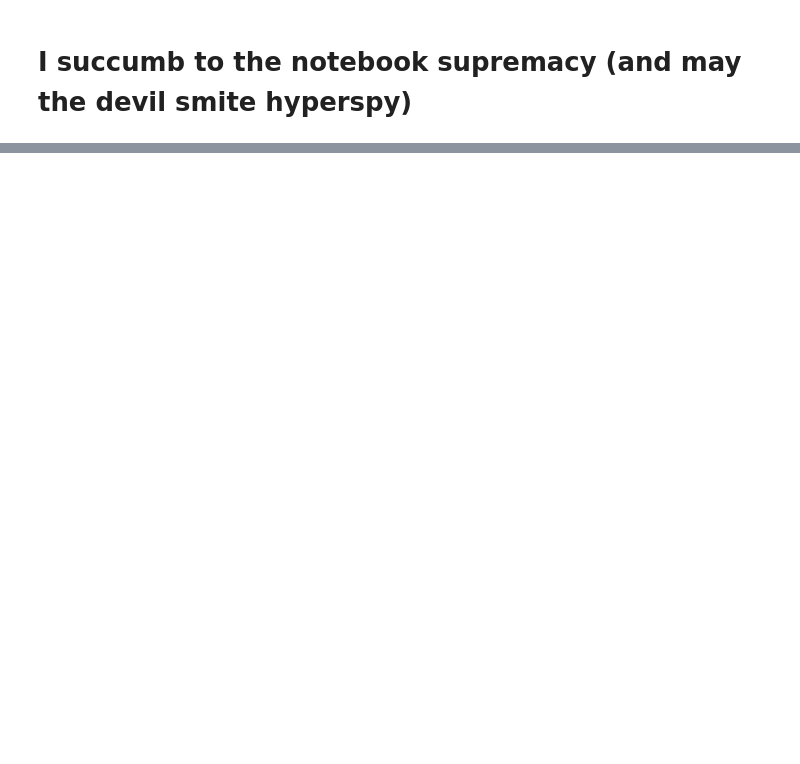
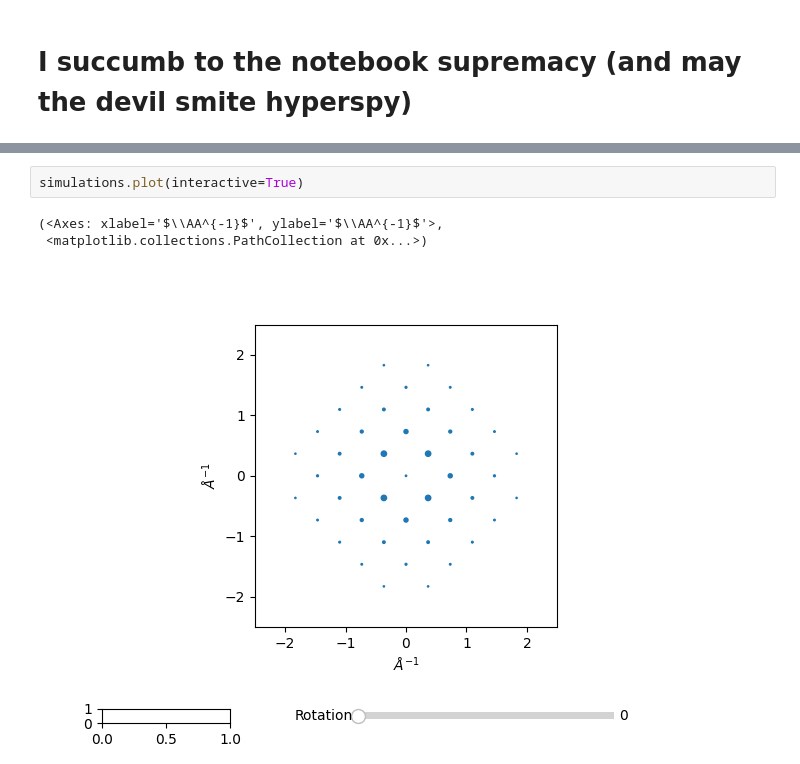
Before and after one commit to iverks/crysm, a Jupyter notebook: orientation_mapping.ipynb, the cells around one changed output, grey strips where cells are left out. Saved outputs shown, nothing was run; the diff lists cells and outputs as text; blank space fills up the shorter version.

```diff
--- a/orientation_mapping.ipynb
+++ b/orientation_mapping.ipynb
@@ -58,0 +64,6 @@ except FileNotFoundError:
+# %%
+simulations.plot(interactive=True)
+# %% [output]
+(<Axes: xlabel='$\\AA^{-1}$', ylabel='$\\AA^{-1}$'>,
+ <matplotlib.collections.PathCollection at 0x...>)
+[figure, added]
```
Also changed, not shown: parts of 11 cells of this notebook, 4 other files.
